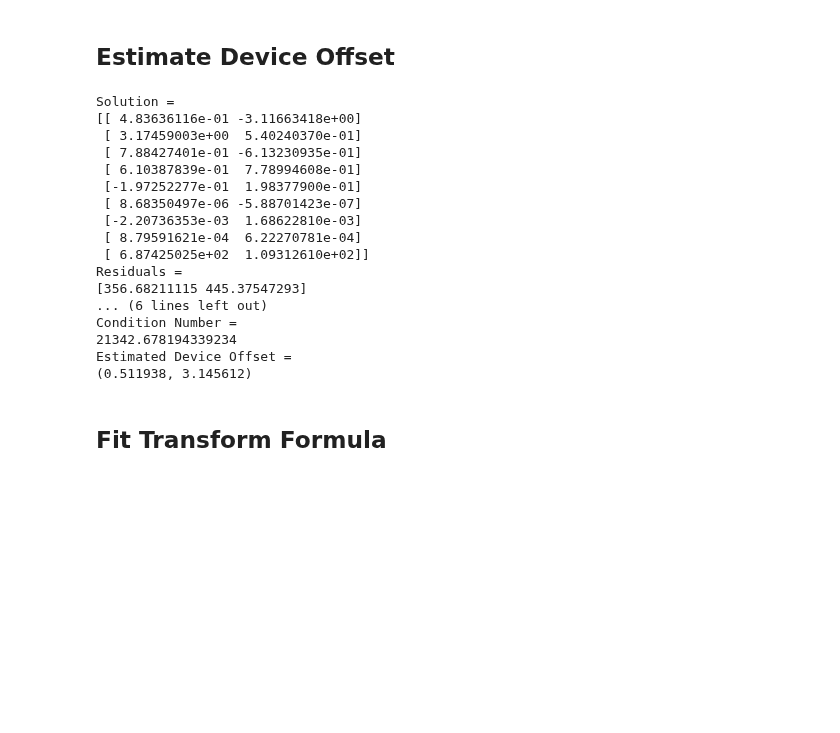
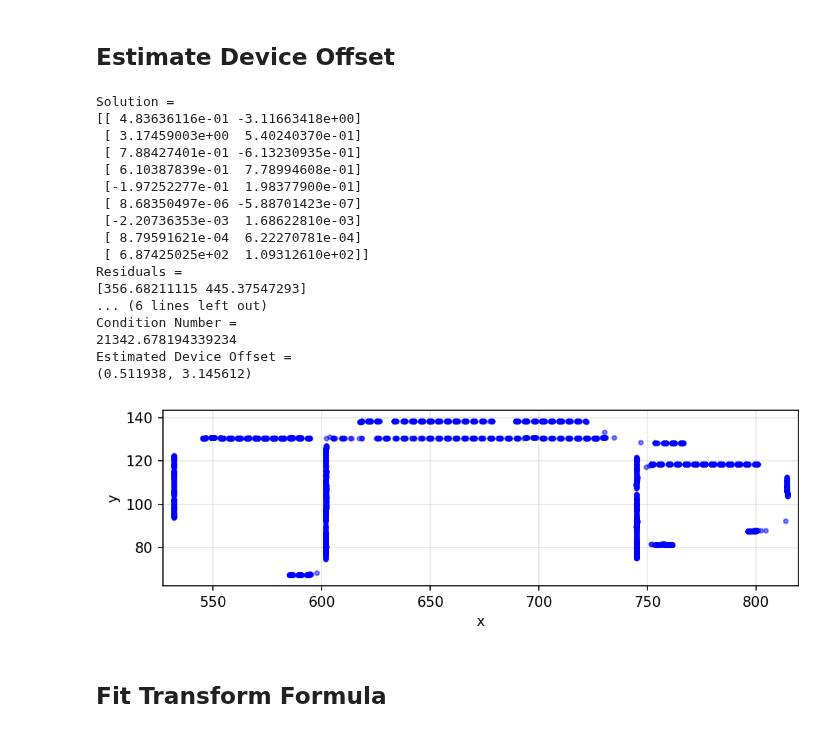
Before and after one commit to PeterAlbus/agv_parameter_visualization, a Jupyter notebook: coordinate_transform.ipynb, the cells around one changed output. Drawn from its saved outputs; the diff is of its cells as text; code cells hidden in the pictures; blank space fills up the shorter version.

```diff
--- a/coordinate_transform.ipynb
+++ b/coordinate_transform.ipynb
@@ -219,6 +219,11 @@ b_est = np.hstack([
     x_center.reshape(column_shape),
     y_center.reshape(column_shape),
 ])
+
+# estimation_slice = (x_center >= 620) & (x_center <= 720)
+# A_est = np.compress(estimation_slice, A_est, axis=0)
+# b_est = np.compress(estimation_slice, b_est, axis=0)
+
 (
     solution_est,
     residuals_est,
@@ -230,33 +235,50 @@ estimated_device_y = (np.abs(solution_est[1, 0]) + np.abs(solution_est[0, 1])) /
 print("Solution =")
 print(solution_est)
 print("Residuals =")
 print(residuals_est)
 print("Rank =")
 print(rank_est)
 print("Singular Values =")
 print(singular_values_est)
 print("Condition Number =")
 print(singular_values_est[0] / singular_values_est[-1])
 print("Estimated Device Offset =")
 print(f"({estimated_device_x:.6f}, {estimated_device_y:.6f})")
+
+fig = plt.figure(figsize=(8, 6), dpi=150)
+fig.set_facecolor("#fff")
+ax = fig.add_subplot()
+
+ax.plot(b_est[:, 0].ravel(), b_est[:, 1].ravel(), '.',
+        color='blue', alpha=0.5, label='Samples For Estimating Device Offset')
+
+ax.set(
+    xlabel="x",
+    xlim=(b_est[:, 0].min() - 5, b_est[:, 0].max() + 5),
+    ylabel="y",
+    ylim=(b_est[:, 1].min() - 5, b_est[:, 1].max() + 5),
+    aspect='equal',
+)
+ax.grid(alpha=0.3)
 # %% [output]
 Solution =
 [[ 4.83636116e-01 -3.11663418e+00]
  [ 3.17459003e+00  5.40240370e-01]
  [ 7.88427401e-01 -6.13230935e-01]
  [ 6.10387839e-01  7.78994608e-01]
  [-1.97252277e-01  1.98377900e-01]
  [ 8.68350497e-06 -5.88701423e-07]
  [-2.20736353e-03  1.68622810e-03]
  [ 8.79591621e-04  6.22270781e-04]
  [ 6.87425025e+02  1.09312610e+02]]
 Residuals =
 [356.68211115 445.37547293]
 ... (6 lines left out)
 Condition Number =
 21342.678194339234
 Estimated Device Offset =
 (0.511938, 3.145612)
+[figure, added]
 # %% [markdown]
 ## Fit Transform Formula
 # %%
```
Also changed, not shown: parts of 1 cell of this notebook.
